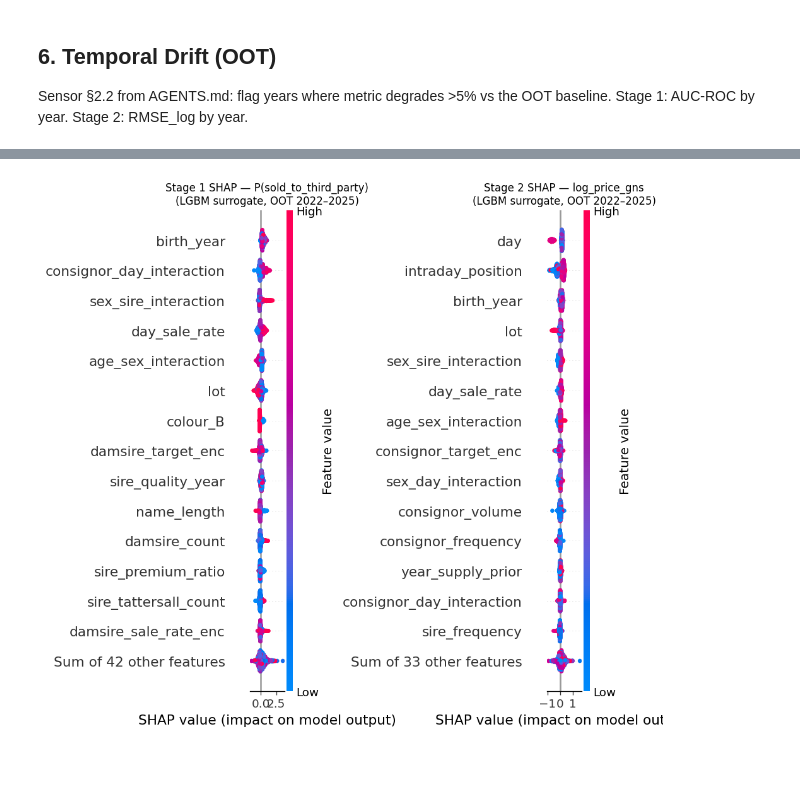
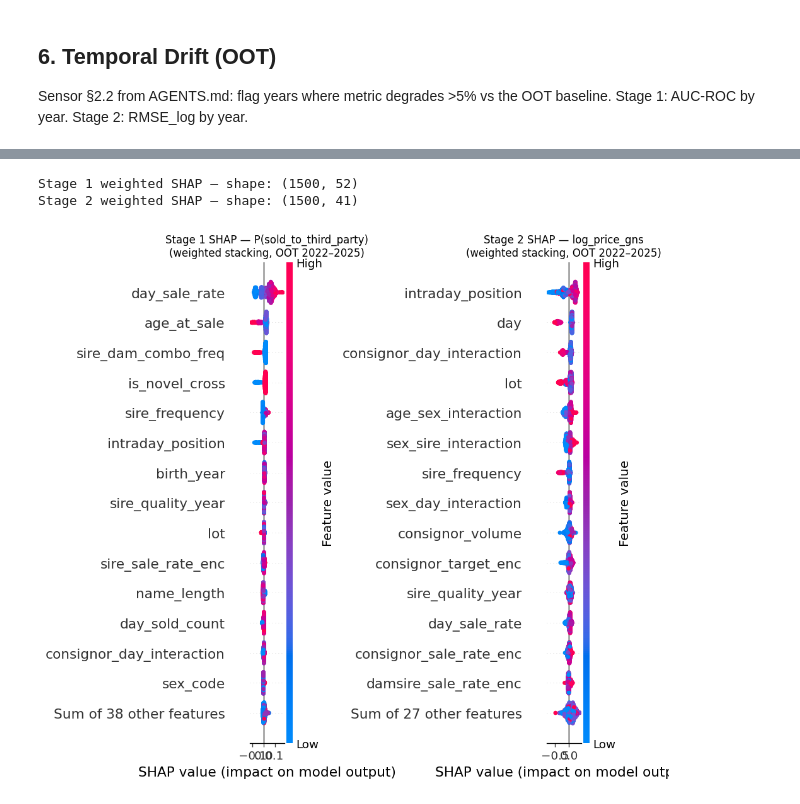
Before and after one commit to carroyo03/tfm-tattersalls, a Jupyter notebook: notebooks/05_Model_Audit.ipynb, the cells around one changed output, grey strips where cells are left out. Cells and saved outputs as stored; diff of their text form; code cells hidden in the pictures; blank space fills up the shorter version.

```diff
--- a/notebooks/05_Model_Audit.ipynb
+++ b/notebooks/05_Model_Audit.ipynb
@@ -283,0 +310,9 @@ plt.show()
+# %%
+reg['price_decile'] = pd.qcut(reg['log_price_true'], q=10, labels=False)
+reg.groupby('price_decile').apply(
+    lambda d: pd.Series({
+        'n': len(d),
+        'rmse_log': np.sqrt(mean_squared_error(d['log_price_true'], d['log_price_pred_stacking'])),
+        'bias': (d['log_price_true'] - d['log_price_pred_stacking']).mean()
+    })
+)
@@ -387,7 +550,7 @@ for df in (clf, reg):
         labels=["Cold-start", "Low", "Medium", "Established"], duplicates="drop"
     )
     df["consignor_freq_q"] = pd.qcut(
-        df["consignor_frequency"].fillna(0), q=4,
+        df["consignor_volume"].fillna(0), q=4,
         labels=["Cold-start", "Low", "Medium", "Established"], duplicates="drop"
     )
 
@@ -397,11 +560,11 @@ def _auc_slice(df):
 def _rmse_slice(df):
     return float(np.sqrt(mean_squared_error(df["log_price_true"], df["log_price_pred_stacking"])))
 
-# Stage 1 fairness slices (AUC-ROC per slice)
+# Stage 1 structural subgroup disparity slices (AUC-ROC per slice)
 slices_s1 = {k: fairness_slice(clf, k, _auc_slice, n_boot=500)
              for k in ["sex", "day", "sire_freq_q", "consignor_freq_q"]}
 
-# Stage 2 fairness slices (RMSE_log per slice)
+# Stage 2 structural subgroup disparity slices (RMSE_log per slice)
 slices_s2 = {k: fairness_slice(reg, k, _rmse_slice, n_boot=500)
              for k in ["sex", "day", "sire_freq_q", "consignor_freq_q"]}
 
@@ -426,6 +589,6 @@ for col_i, slice_key in enumerate(["sex", "day", "sire_freq_q", "consignor_freq_
         ax.axvline(df_s["metric"].mean(), color="red", lw=0.8, ls="--", alpha=0.6)
 
 plt.tight_layout()
-savefig("07_fairness_slices")
+savefig("07_subgroup_disparity_slices")
 plt.show()
 # %% [output]
@@ -597,31 +750,47 @@ if sobran_en_tu_lista:
 # %%
-# ── SHAP values ──────────────────────────────────────────────────────────────
-explainer_clf = shap.TreeExplainer(lgbm_clf)
-explainer_reg = shap.TreeExplainer(lgbm_reg)
+# ── Weighted SHAP values across base learners ─────────────────────────────
+# Stage 1
+shap_clf_values = None
+for w, key in zip(weights_clf, base_models_clf.keys()):
+    model = base_models_clf[key]
+    explainer = shap.TreeExplainer(model)
+    sv = explainer(clf_oot_sample).values  # shape (n, p) or (n, p, 2)
+    if sv.ndim == 3:  # multi-output: take class-1 slice
+        sv = sv[:, :, 1]
+    shap_clf_values = sv * w if shap_clf_values is None else shap_clf_values + sv * w
 
-# Use OOT sample for explanation (cap at 1500 for speed)
-clf_oot_sample = clf_oot[CLF_FEATS].sample(min(1500, len(clf_oot)), random_state=42)
-reg_oot_sample = reg_oot[REG_FEATS].sample(min(1500, len(reg_oot)), random_state=42)
+# Stage 2
+shap_reg_values = None
+for w, key in zip(weights_reg, base_models_reg.keys()):
+    model = base_models_reg[key]
+    explainer = shap.TreeExplainer(model)
+    sv = explainer(reg_oot_sample).values
+    shap_reg_values = sv * w if shap_reg_values is None else shap_reg_values + sv * w
 
-shap_clf = explainer_clf(clf_oot_sample)
-shap_reg = explainer_reg(reg_oot_sample)
+clf_expl = shap.Explanation(values=shap_clf_values, data=clf_oot_sample.values, feature_names=CLF_FEATS)
+reg_expl = shap.Explanation(values=shap_reg_values, data=reg_oot_sample.values, feature_names=REG_FEATS)
 
-# ── Beeswarm plots ──────────────────────────────────────────────────────────
+print(f"Stage 1 weighted SHAP — shape: {shap_clf_values.shape}")
+print(f"Stage 2 weighted SHAP — shape: {shap_reg_values.shape}")
+
+# ── Beeswarm plots ─────────────────────────────────────────────────────────
 fig, axes = plt.subplots(1, 2, figsize=(16, 8))
 
 plt.sca(axes[0])
-shap.plots.beeswarm(shap_clf, max_display=15, show=False)
-axes[0].set_title("Stage 1 SHAP — P(sold_to_third_party)\n(LGBM surrogate, OOT 2022–2025)", fontsize=10)
+shap.plots.beeswarm(clf_expl, max_display=15, show=False)
+axes[0].set_title(f"Stage 1 SHAP — P(sold_to_third_party)\n(weighted stacking, OOT 2022–2025)", fontsize=10)
 
 plt.sca(axes[1])
-shap.plots.beeswarm(shap_reg, max_display=15, show=False)
-axes[1].set_title("Stage 2 SHAP — log_price_gns\n(LGBM surrogate, OOT 2022–2025)", fontsize=10)
+shap.plots.beeswarm(reg_expl, max_display=15, show=False)
+axes[1].set_title(f"Stage 2 SHAP — log_price_gns\n(weighted stacking, OOT 2022–2025)", fontsize=10)
 
 plt.tight_layout()
 savefig("09_shap_beeswarm")
 plt.show()
 # %% [output]
+Stage 1 weighted SHAP — shape: (1500, 52)
+Stage 2 weighted SHAP — shape: (1500, 41)
-[figure, old version]
+[figure, new version]
 # %%
 # ── SHAP importance bar chart (mean |SHAP|) ──────────────────────────────────
 fig, axes = plt.subplots(1, 2, figsize=(14, 6))
```
Also changed, not shown: parts of 31 cells of this notebook, 12 other files.
